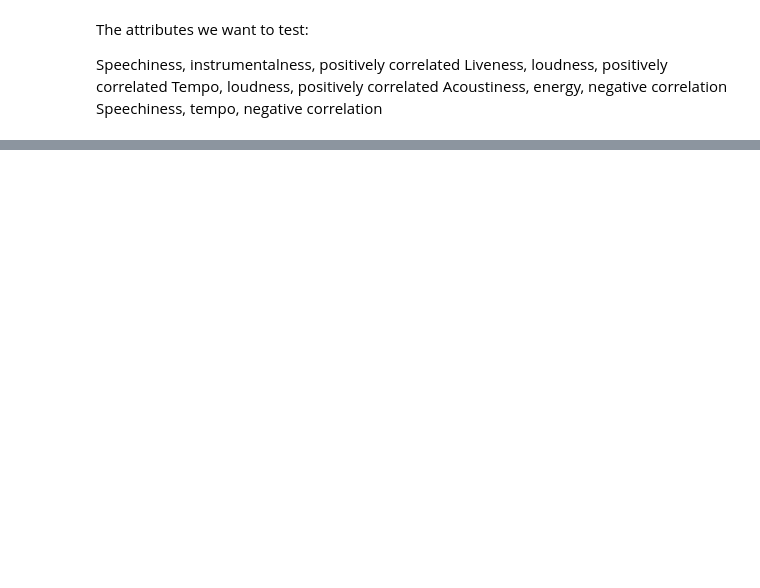
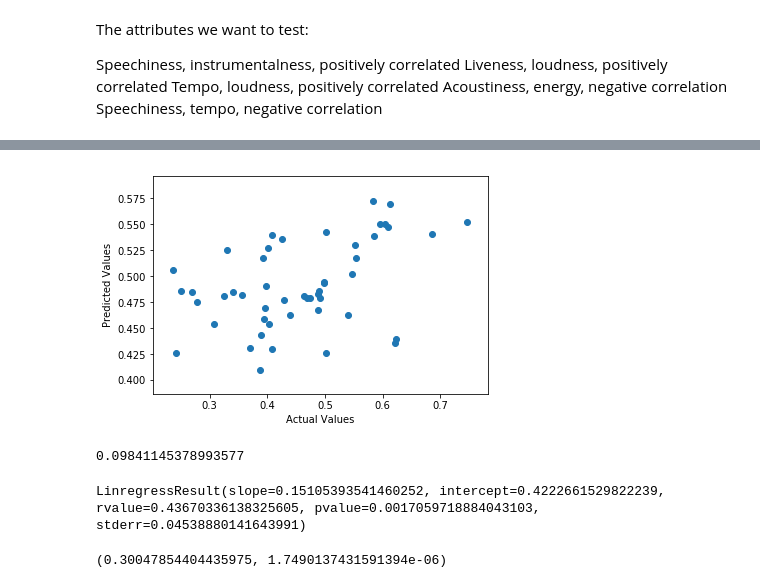
Before and after one commit to csick52/Project-1, a Jupyter notebook: SPOTIFY_PLAYLIST_DICTIONARY.ipynb, the cells around one changed output, grey strips where cells are left out. Saved outputs shown, nothing was run; the diff lists cells and outputs as text; code cells hidden in the pictures; blank space fills up the shorter version.

```diff
--- a/SPOTIFY_PLAYLIST_DICTIONARY.ipynb
+++ b/SPOTIFY_PLAYLIST_DICTIONARY.ipynb
@@ -291,0 +342,26 @@ plt.show()
+# %%
+y_pred = regressor.predict(X_test)
+
+df = pd.DataFrame({'Actual': y_test, 'Predicted': y_pred})
+
+x1 = df["Actual"]
+y1 = df["Predicted"]
+plt.scatter(x1, y1)
+plt.xlabel("Actual Values")
+plt.ylabel("Predicted Values")
+plt.savefig("mode_valence_test.png")
+plt.show()
+# %% [output]
+[figure, added]
+# %%
+print(regressor.score(X_test, y_test))
+# %% [output]
+0.09841145378993577
+# %%
+stats.linregress(x1, y1)
+# %% [output]
+LinregressResult(slope=0.15105393541460252, intercept=0.4222661529822239, rvalue=0.43670336138325605, pvalue=0.0017059718884043103, stderr=0.04538880141643991)
+# %%
+stats.pearsonr(mode_avgs, valence_avgs)
+# %% [output]
+(0.30047854404435975, 1.7490137431591394e-06)
```
Also changed, not shown: parts of 68 cells of this notebook.
